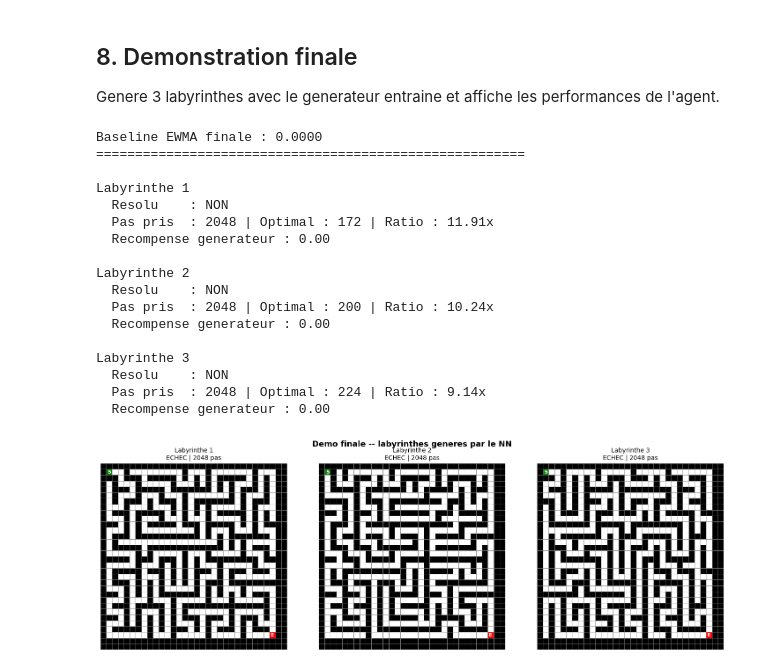
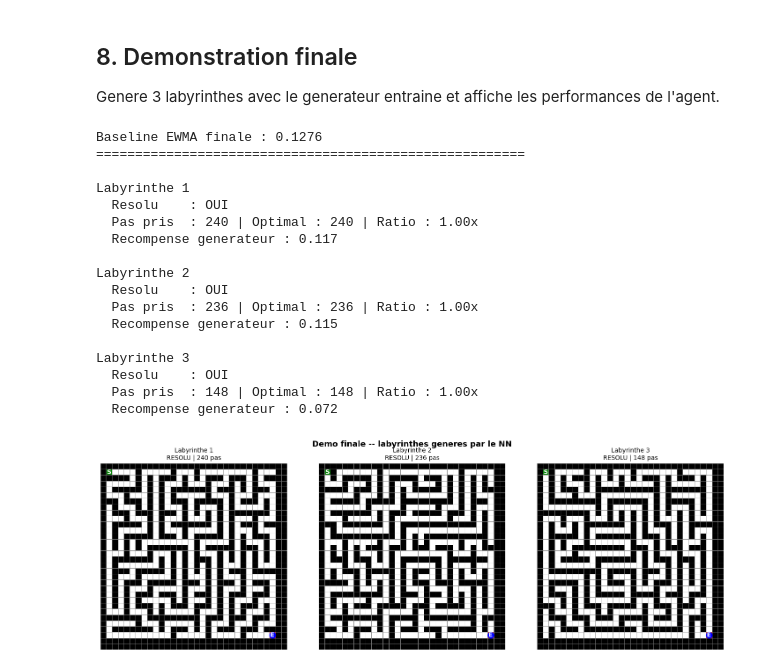
Before and after one commit to apierrr/Projet-RL, a Jupyter notebook: VraiTPLol/app.ipynb, the cells around one changed output. Cells and saved outputs as stored; diff of their text form; code cells hidden in the pictures.

Commit message:
Working maze v3

```diff
--- a/VraiTPLol/app.ipynb
+++ b/VraiTPLol/app.ipynb
@@ -632,13 +622,7 @@ Fonction train() definie
 
 Utilise les parametres definis dans la cellule **Parametres** en haut.
 # %%
-generator, agent, history = train(
-    n_levels           = N_LEVELS,
-    episodes_per_level = EPISODES_PER_LEVEL,
-    maze_height        = MAZE_HEIGHT,
-    maze_width         = MAZE_WIDTH,
-    verbose_every      = VERBOSE_EVERY,
-)
+generator, history = train()
 # %% [output]
   Labyrinthe    : 32x32
   S=(1, 1)  E=(29, 29)
@@ -706,74 +690,60 @@ plt.show()
 
 Genere 3 labyrinthes avec le generateur entraine et affiche les performances de l'agent.
 # %%
-agent.epsilon = 0.0  # mode exploitation pure (plus d'exploration aleatoire)
-
 fig, axes = plt.subplots(1, 3, figsize=(15, 5))
 fig.suptitle('Demo finale -- labyrinthes generes par le NN', fontsize=13, fontweight='bold')
 
 print(f'Baseline EWMA finale : {generator.baseline:.4f}')
 print('=' * 55)
 
 for i in range(3):
     with torch.no_grad():
         grid = generator.generate()
-    env    = MazeEnv(grid)
+    env   = MazeEnv(grid)
+    agent = QLearningAgent()
+
+    # Entrainement rapide sur ce labyrinthe
+    for _ in range(EPISODES_PER_LEVEL):
+        agent.run_episode(env)
+
+    # Evaluation en mode exploitation pure
+    agent.epsilon = 0.0
     solved, steps = agent.run_episode(env)
-    optimal    = generator.shortest_path(grid)
-    solve_rate = 1.0 if solved else 0.0
-    gen_reward = generator.compute_generator_reward(solve_rate, steps)
+    optimal       = generator.shortest_path(grid)
+    gen_reward    = generator.compute_generator_reward(
+        1.0 if solved else 0.0, steps)
 
     print(f'\nLabyrinthe {i+1}')
-    if MAZE_HEIGHT <= 12 and MAZE_WIDTH <= 12:
-        for row in grid:
-            print('  ' + row)
     print(f'  Resolu    : {"OUI" if solved else "NON"}')
-    if optimal != float('inf'):
+    if optimal != float('inf') and solved:
         print(f'  Pas pris  : {steps} | Optimal : {optimal} | Ratio : {steps/optimal:.2f}x')
-    print(f'  Recompense generateur : {gen_reward:.2f}')
+    print(f'  Recompense generateur : {gen_reward:.3f}')
 
-    ax = axes[i]
-    color_map = {'#': 'black', '.': 'white', 'S': 'green', 'E': 'red'}
-    h, w = env.height, env.width
-    for r in range(h):
-        for c in range(w):
-            cell = env.grid[r][c]
-            rect = mpatches.FancyBboxPatch(
-                (c, h-r-1), 1, 1, boxstyle='square,pad=0',
-                facecolor=color_map.get(cell, 'white'),
-                edgecolor='gray', linewidth=0.5)
-            ax.add_patch(rect)
-            if cell in ('S', 'E'):
-                ax.text(c+0.5, h-r-0.5, cell, ha='center', va='center',
-                        color='white', fontweight='bold', fontsize=8)
+    env.render(ax=axes[i])
     status = f'{"RESOLU" if solved else "ECHEC"} | {steps} pas'
-    ax.set_title(f'Labyrinthe {i+1}\n{status}', fontsize=10)
-    ax.set_xlim(0, w)
-    ax.set_ylim(0, h)
-    ax.set_aspect('equal')
-    ax.axis('off')
+    axes[i].set_title(f'Labyrinthe {i+1}\n{status}', fontsize=10)
 
 plt.tight_layout()
 plt.show()
 # %% [output]
-Baseline EWMA finale : 0.0000
+Baseline EWMA finale : 0.1276
 =======================================================
 
 Labyrinthe 1
-  Resolu    : NON
-  Pas pris  : 2048 | Optimal : 172 | Ratio : 11.91x
-  Recompense generateur : 0.00
+  Resolu    : OUI
+  Pas pris  : 240 | Optimal : 240 | Ratio : 1.00x
+  Recompense generateur : 0.117
 
 Labyrinthe 2
-  Resolu    : NON
-  Pas pris  : 2048 | Optimal : 200 | Ratio : 10.24x
-  Recompense generateur : 0.00
+  Resolu    : OUI
+  Pas pris  : 236 | Optimal : 236 | Ratio : 1.00x
+  Recompense generateur : 0.115
 
 Labyrinthe 3
-  Resolu    : NON
-  Pas pris  : 2048 | Optimal : 224 | Ratio : 9.14x
-  Recompense generateur : 0.00
+  Resolu    : OUI
+  Pas pris  : 148 | Optimal : 148 | Ratio : 1.00x
+  Recompense generateur : 0.072
-[figure, old version]
+[figure, new version]
 # %% [markdown]
 ## 9. Resume du projet
 
```
Also changed, not shown: parts of 5 cells of this notebook.
